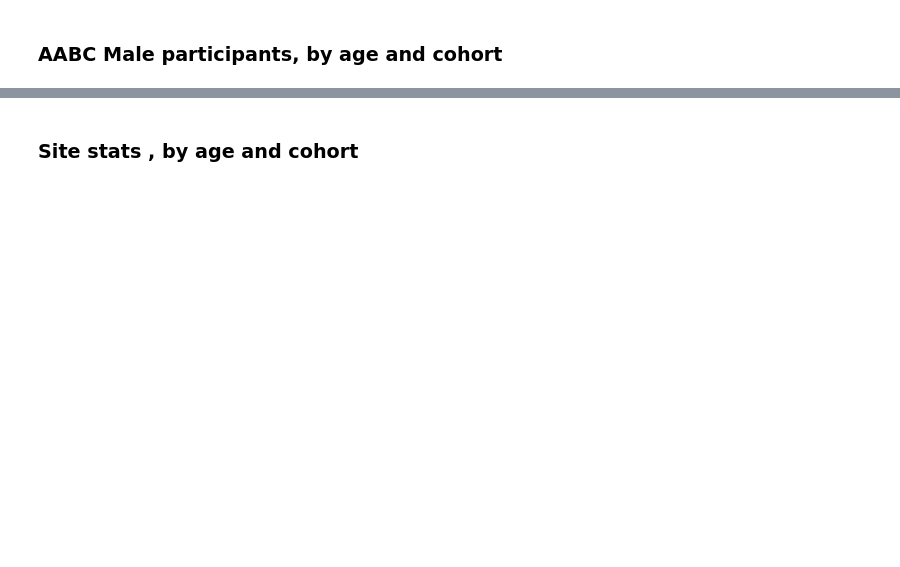
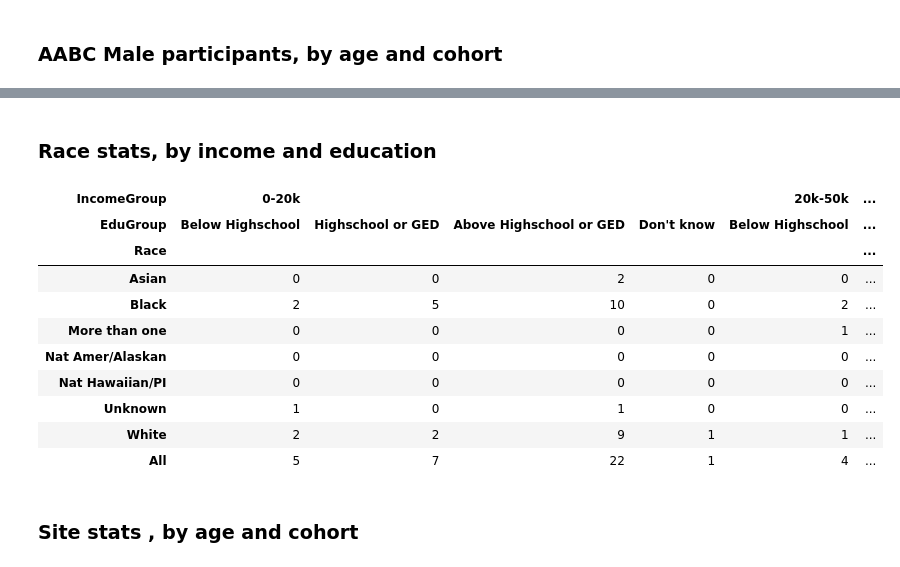
Before and after one commit to humanconnectome/AABC_Behavioral_QC, a Jupyter notebook: AABC_HCA_recruitmentstats.ipynb, the cells around one changed output, grey strips where cells are left out. Drawn from its saved outputs; the diff is of its cells as text; code cells hidden in the pictures; blank space fills up the shorter version.

```diff
--- a/AABC_HCA_recruitmentstats.ipynb
+++ b/AABC_HCA_recruitmentstats.ipynb
@@ -185,3 +538,20 @@ pd.crosstab(males.Cohort,males.AgeGroup5,margins=True)#.plot.bar(rot=45,title='A
+# %% [markdown]
+### Race stats, by income and education
+# %%
+#make a table by race, income and education level
+pd.crosstab([forplot['Race']], [forplot['IncomeGroup'], forplot['EduGroup']], margins=True)
+# %% [output]
+| IncomeGroup | 0-20k |  |  |  | 20k-50k | ... |
+| EduGroup | Below Highschool | Highschool or GED | Above Highschool or GED | Don't know | Below Highschool | ... |
+| Race |  |  |  |  |  | ... |
+| Asian | 0 | 0 | 2 | 0 | 0 | ... |
+| Black | 2 | 5 | 10 | 0 | 2 | ... |
+| More than one | 0 | 0 | 0 | 0 | 1 | ... |
+| Nat Amer/Alaskan | 0 | 0 | 0 | 0 | 0 | ... |
+| Nat Hawaiian/PI | 0 | 0 | 0 | 0 | 0 | ... |
+| Unknown | 1 | 0 | 1 | 0 | 0 | ... |
+| White | 2 | 2 | 9 | 1 | 1 | ... |
+| All | 5 | 7 | 22 | 1 | 4 | ... |
 # %% [markdown]
 ### Site stats , by age and cohort
 # %%
```
Also changed, not shown: parts of 84 cells of this notebook.
